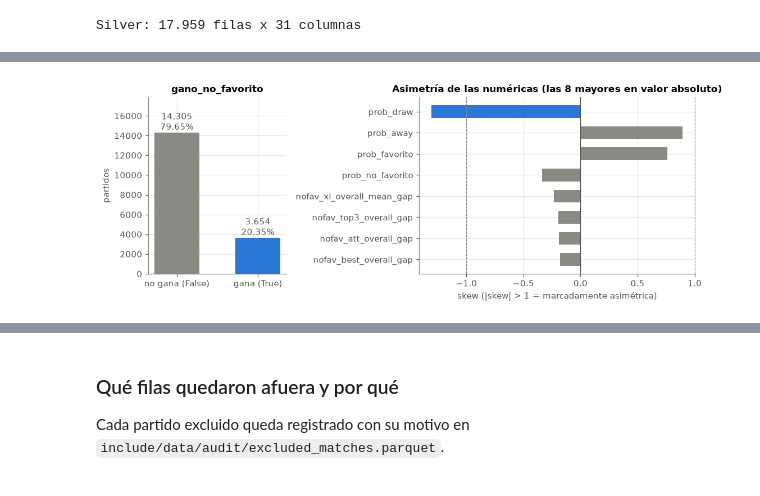
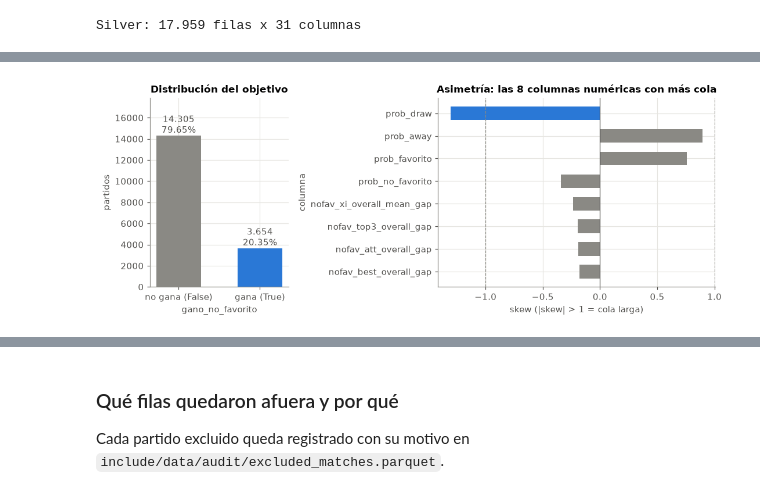
Before and after one commit to MannMatias/UnderDog, a Jupyter notebook: notebooks/entrega_2_eda.ipynb, the cells around one changed output, grey strips where cells are left out. Saved outputs shown, nothing was run; the diff lists cells and outputs as text; code cells hidden in the pictures.

```diff
--- a/notebooks/entrega_2_eda.ipynb
+++ b/notebooks/entrega_2_eda.ipynb
@@ -25,12 +25,6 @@ from pathlib import Path
 import matplotlib.pyplot as plt
 import numpy as np
 import pandas as pd
-from scipy import stats
-from sklearn.compose import ColumnTransformer
-from sklearn.linear_model import LogisticRegression
-from sklearn.metrics import log_loss, roc_auc_score
-from sklearn.pipeline import make_pipeline
-from sklearn.preprocessing import OneHotEncoder, StandardScaler
 
 ROOT = next(p for p in [Path.cwd(), *Path.cwd().parents] if (p / "include" / "config.py").exists())
 sys.path.insert(0, str(ROOT))
@@ -38,12 +32,16 @@ warnings.filterwarnings("ignore", category=FutureWarning)
 
 from include.config import AUDIT_DIR, INTERMEDIATE_DIR, SILVER_DATASET_PATH, TARGET_COLUMN, UNDERDOG_GAP_CANDIDATES, UNDERDOG_MIN_PROB_GAP
 from include.src import columns as catalog
-from include.src.profiling import dataset_profile, stability_by_gap_band, threshold_sensitivity
+from include.src.profiling import label_stability, stability_by_gap_band, threshold_sensitivity
 from include.src.quality_check import run_quality_checks, single_feature_auc
+from include.src.semaforo import SEMAFORO, brecha_spearman_pearson, correlacion, eta_cuadrado, separacion_estandarizada, zona, zonas_de_candidatas
+from include.src.transform import underdog_gap
 
 pd.set_option("display.max_columns", 40)
 pd.set_option("display.width", 200)
 BLUE, ORANGE, GRAY, INK = "#2a78d6", "#eb6834", "#8a8984", "#52514e"
+ZONE_COLOR = {"rojo": "#f8e1dc", "amarillo": "#fbeed6", "verde": "#deeee4"}
+EMOJI = {"rojo": "🔴", "amarillo": "🟡", "verde": "🟢"}
 plt.rcParams.update({
     "figure.figsize": (9, 4.2), "figure.dpi": 110, "axes.spines.top": False, "axes.spines.right": False,
     "axes.edgecolor": GRAY, "axes.labelcolor": INK, "xtick.color": INK, "ytick.color": INK,
@@ -51,7 +49,15 @@ plt.rcParams.update({
     "font.size": 10, "axes.titlesize": 11, "axes.titleweight": "bold", "legend.frameon": False,
 })
 
-silver = pd.read_parquet(SILVER_DATASET_PATH)
-print(f"Silver: {silver.shape[0]:,} filas x {silver.shape[1]} columnas".replace(",", "."))
+
+def semaforo(medida: str, valor: float) -> str:
+    z = zona(medida, valor)
+    decimals = 4 if medida == "eta2" else 3
+    return f"{valor:.{decimals}f} → {EMOJI[z]} {z}".replace(".", ",")
+
+
+df = pd.read_parquet(SILVER_DATASET_PATH)
+spec = {c.name: c for c in catalog.SILVER_COLUMNS}
+print(f"Silver: {df.shape[0]:,} filas x {df.shape[1]} columnas".replace(",", "."))
 # %% [output]
 Silver: 17.959 filas x 31 columnas
@@ -142,24 +112,24 @@ o se descartan esas filas: son tan pocas que ninguna decisión cambia el resulta
 # %%
-skew = pd.Series(profile["asimetria"], name="skew")
-fig, (ax1, ax2) = plt.subplots(1, 2, figsize=(10, 3.8), gridspec_kw={"width_ratios": [1, 2]})
-
-counts = silver[TARGET_COLUMN].value_counts().reindex([False, True])
+fig, (ax1, ax2) = plt.subplots(1, 2, figsize=(10, 3.9), gridspec_kw={"width_ratios": [1, 2]})
+counts = df[TARGET_COLUMN].value_counts().reindex([False, True])
 bars = ax1.bar(["no gana (False)", "gana (True)"], counts.values, color=[GRAY, BLUE], width=0.55)
 for bar, n in zip(bars, counts.values):
-    ax1.text(bar.get_x() + bar.get_width() / 2, n, f"{n:,}\n{n / len(silver):.2%}".replace(",", "."), ha="center", va="bottom", color=INK)
+    ax1.text(bar.get_x() + bar.get_width() / 2, n, f"{n:,}\n{n / len(df):.2%}".replace(",", "."), ha="center", va="bottom", color=INK)
 ax1.set_ylim(0, counts.max() * 1.25)
-ax1.set_title("gano_no_favorito")
+ax1.set_title("Distribución del objetivo")
+ax1.set_xlabel("gano_no_favorito")
 ax1.set_ylabel("partidos")
 
+skew = df.select_dtypes("number").drop(columns="match_id").skew()
 top = skew.reindex(skew.abs().sort_values(ascending=False).index).head(8)[::-1]
 ax2.barh(top.index, top.values, color=[BLUE if abs(v) > 1 else GRAY for v in top.values], height=0.6)
 ax2.axvline(0, color=INK, linewidth=0.8)
 for x in (-1, 1):
     ax2.axvline(x, color=GRAY, linestyle="--", linewidth=0.8)
-ax2.set_title("Asimetría de las numéricas (las 8 mayores en valor absoluto)")
-ax2.set_xlabel("skew (|skew| > 1 = marcadamente asimétrica)")
+ax2.set_title("Asimetría: las 8 columnas numéricas con más cola")
+ax2.set_xlabel("skew (|skew| > 1 = cola larga)")
+ax2.set_ylabel("columna")
 plt.tight_layout()
 plt.show()
-skew.to_frame().T
 # %% [output]
-[figure, old version]
+[figure, new version]
```
Also changed, not shown: parts of 62 cells of this notebook, 11 other files.
